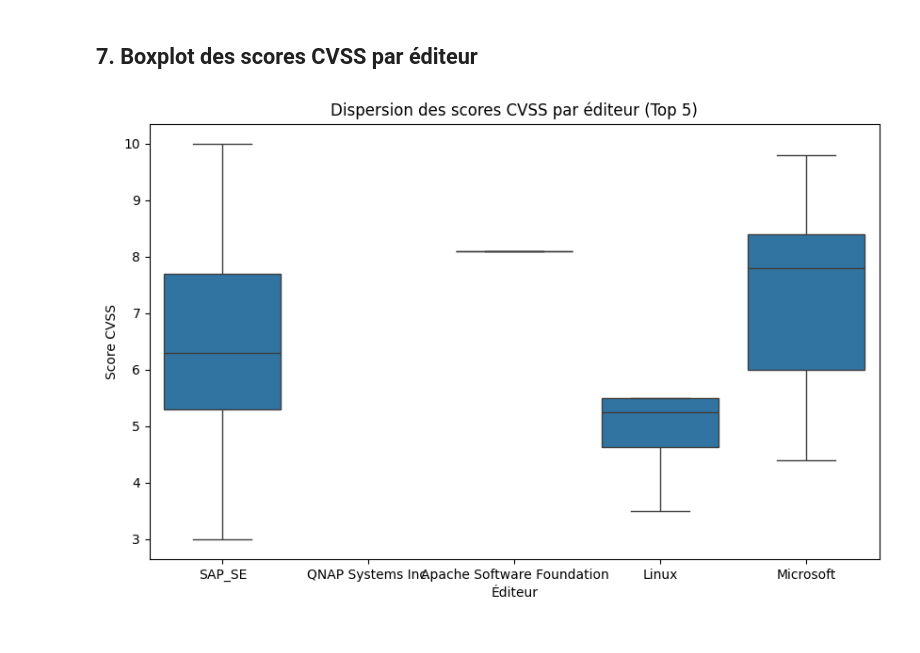
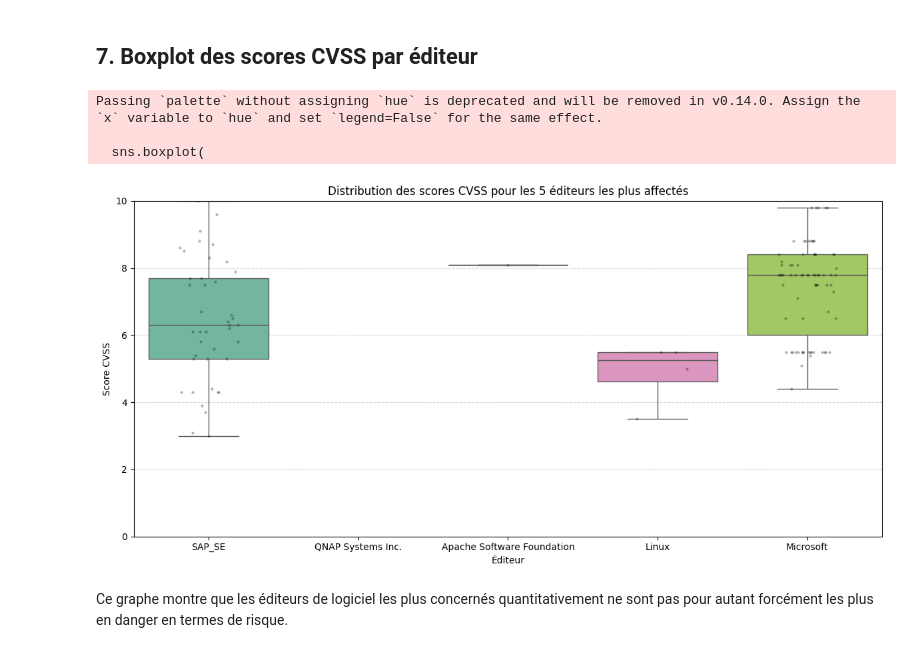
Before and after one commit to 3arly1/projet-mastercamp-data, a Jupyter notebook: mastercamp.ipynb, the cells around one changed output. Drawn from its saved outputs; the diff is of its cells as text; code cells hidden in the pictures.

```diff
--- a/mastercamp.ipynb
+++ b/mastercamp.ipynb
@@ -187,19 +163,41 @@ plt.show()
 # %%
 df_vendor = df.copy()
 df_vendor = df_vendor.explode('Éditeur')
 df_vendor = df_vendor[df_vendor['Éditeur'].notna() & (df_vendor['Éditeur'] != '') & (df_vendor['Éditeur'] != 'n/a') & (df_vendor['Éditeur'] != 'Non disponible')]
 
-# Supprimer les doublons après explode pour éviter de compter plusieurs fois la même vulnérabilité pour un éditeur
+
 df_vendor = df_vendor.drop_duplicates(subset=['CVE', 'Éditeur'])
+df_vendor['CVSS'] = pd.to_numeric(df_vendor['CVSS'], errors='coerce')
+top_editors = df_vendor['Éditeur'].value_counts().head(5).index
 
-top_editors = df_vendor['Éditeur'].value_counts().head(5).index
+plt.figure(figsize=(12,6))
+sns.boxplot(
+    data=df_vendor[df_vendor['Éditeur'].isin(top_editors)],
+    x='Éditeur',
+    y='CVSS',
+    palette='Set2'
+)
+sns.stripplot(
+    data=df_vendor[df_vendor['Éditeur'].isin(top_editors)],
+    x='Éditeur',
+    y='CVSS',
+    color='black',
+    alpha=0.3,
+    jitter=0.2,
+    size=3
+)
+plt.title('Distribution des scores CVSS pour les 5 éditeurs les plus affectés')
+plt.xlabel('Éditeur')
+plt.ylabel('Score CVSS')
+plt.ylim(0, 10)
+plt.grid(axis='y', linestyle='--', alpha=0.5)
+plt.tight_layout()
+plt.show()
+# %% [output]
+Passing `palette` without assigning `hue` is deprecated and will be removed in v0.14.0. Assign the `x` variable to `hue` and set `legend=False` for the same effect.
+
+  sns.boxplot(
+[figure, added]
-# %%
-plt.figure(figsize=(10,6))
-sns.boxplot(data=df_vendor[df_vendor['Éditeur'].isin(top_editors)], x='Éditeur', y='CVSS')
-plt.title('Dispersion des scores CVSS par éditeur (Top 5)')
-plt.xlabel('Éditeur')
-plt.ylabel('Score CVSS')
-plt.show()
-# %% [output]
-[figure, removed]
+# %% [markdown]
+Ce graphe montre que les éditeurs de logiciel les plus concernés quantitativement ne sont pas pour autant forcément les plus en danger en termes de risque.
 # %% [markdown]
```
Also changed, not shown: parts of 13 cells of this notebook.
